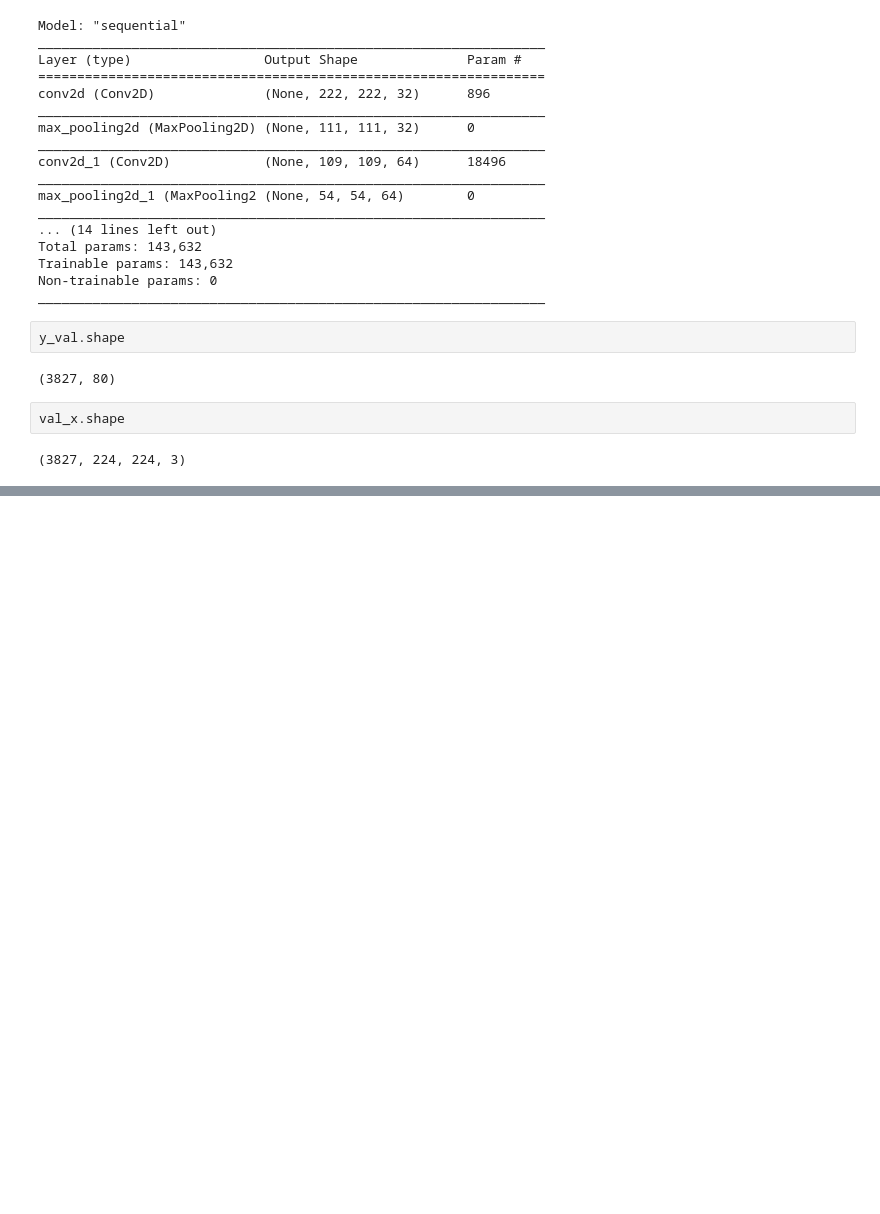
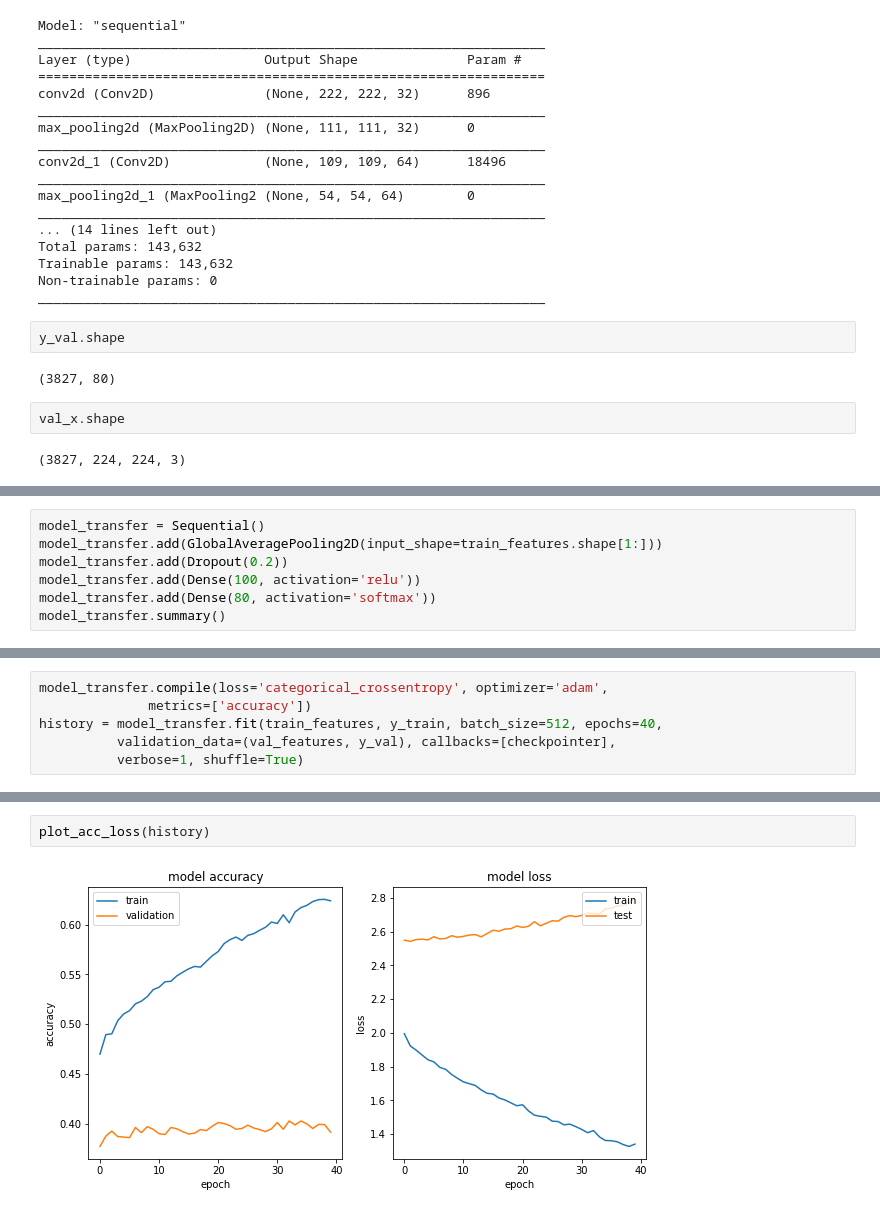
Before and after one commit to mswaringen/aml_food, a Jupyter notebook: Food_Extraction_v1.ipynb, the cells around one changed output, grey strips where cells are left out. Drawn from its saved outputs; the diff is of its cells as text; blank space fills up the shorter version.

```diff
--- a/Food_Extraction_v1.ipynb
+++ b/Food_Extraction_v1.ipynb
@@ -392,0 +393,7 @@ array([[12,  6,  0,  0,  0,  0,  0,  0,  0,  3,  2],
+# %%
+model_transfer = Sequential()
+model_transfer.add(GlobalAveragePooling2D(input_shape=train_features.shape[1:]))
+model_transfer.add(Dropout(0.2))
+model_transfer.add(Dense(100, activation='relu'))
+model_transfer.add(Dense(80, activation='softmax'))
+model_transfer.summary()
@@ -392,0 +417,6 @@ array([[12,  6,  0,  0,  0,  0,  0,  0,  0,  3,  2],
+# %%
+model_transfer.compile(loss='categorical_crossentropy', optimizer='adam',
+              metrics=['accuracy'])
+history = model_transfer.fit(train_features, y_train, batch_size=512, epochs=40,
+          validation_data=(val_features, y_val), callbacks=[checkpointer],
+          verbose=1, shuffle=True)
@@ -392,0 +441,4 @@ array([[12,  6,  0,  0,  0,  0,  0,  0,  0,  3,  2],
+# %%
+plot_acc_loss(history)
+# %% [output]
+[figure, added]
```
Also changed, not shown: parts of 8 cells of this notebook.
